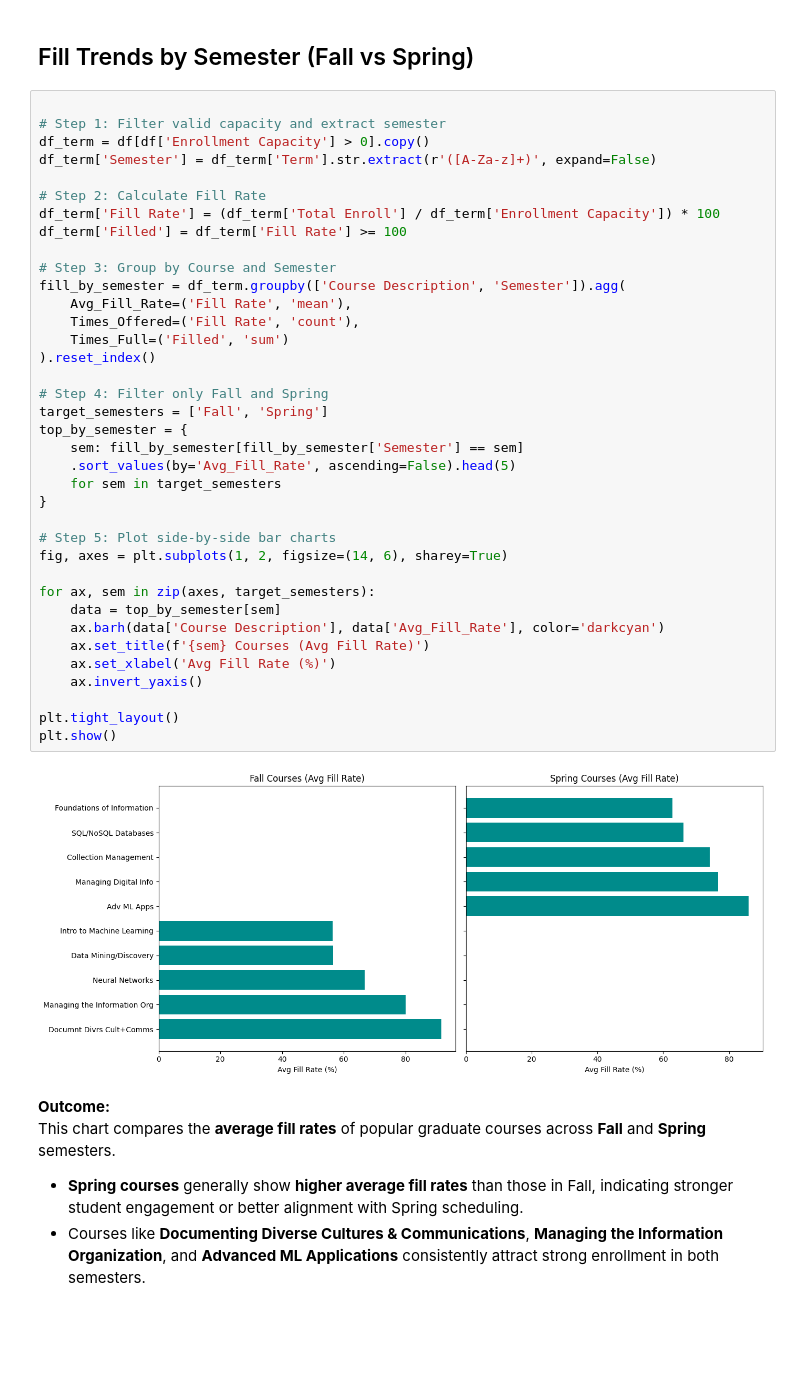
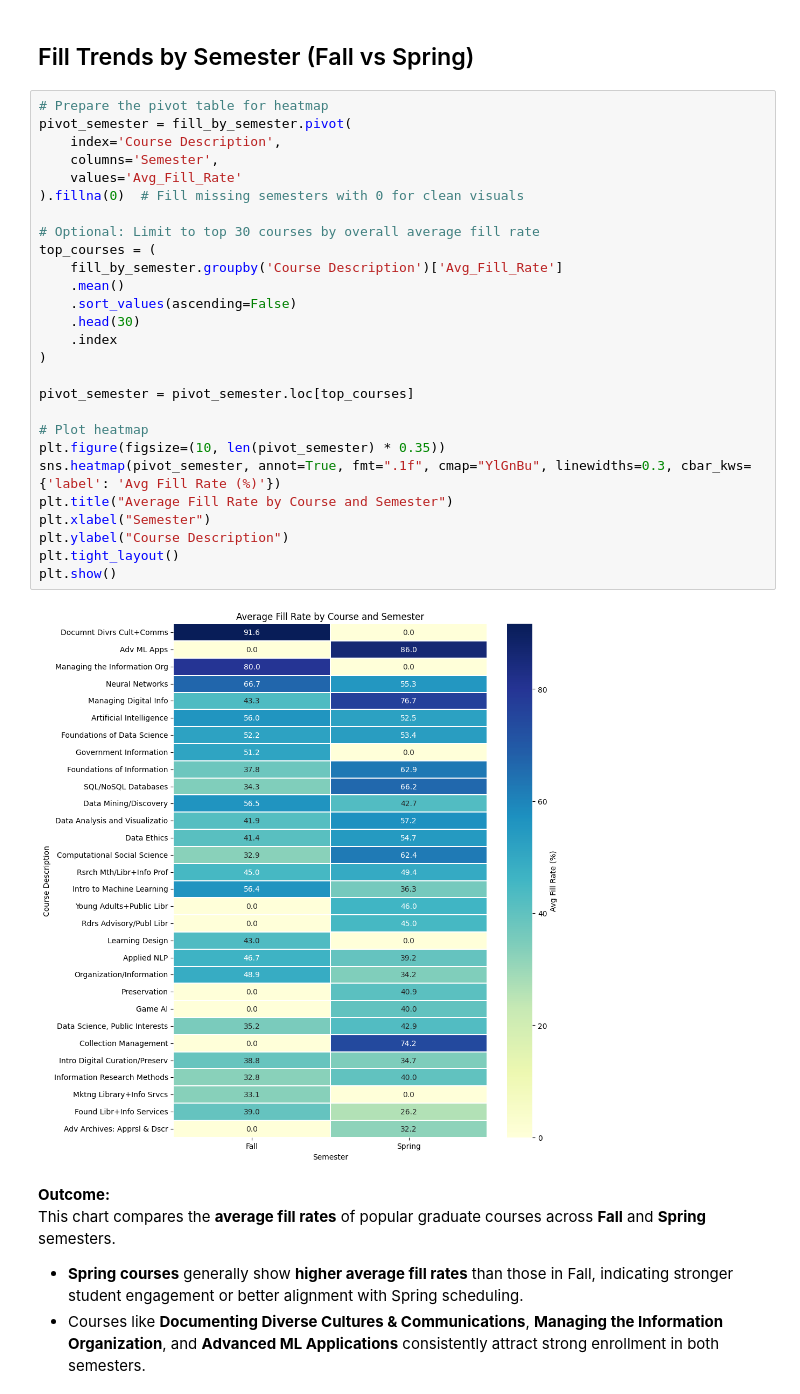
Before and after one commit to sindhugoshika/Grad-Census-Data-Analysis-Capstone, a Jupyter notebook: analysis/2. Trend Analysis/Trend_Analysis_2.ipynb, the cells around one changed output. Cells and saved outputs as stored; diff of their text form; blank space fills up the shorter version.

```diff
--- a/analysis/2. Trend Analysis/Trend_Analysis_2.ipynb
+++ b/analysis/2. Trend Analysis/Trend_Analysis_2.ipynb
@@ -258,44 +229,34 @@ Courses scheduled on **TR days generally show higher average fill rates** than M
 # %% [markdown]
 ## Fill Trends by Semester (Fall vs Spring)
 # %%
+# Prepare the pivot table for heatmap
+pivot_semester = fill_by_semester.pivot(
+    index='Course Description',
+    columns='Semester',
+    values='Avg_Fill_Rate'
+).fillna(0)  # Fill missing semesters with 0 for clean visuals
 
-# Step 1: Filter valid capacity and extract semester
-df_term = df[df['Enrollment Capacity'] > 0].copy()
-df_term['Semester'] = df_term['Term'].str.extract(r'([A-Za-z]+)', expand=False)
+# Optional: Limit to top 30 courses by overall average fill rate
+top_courses = (
+    fill_by_semester.groupby('Course Description')['Avg_Fill_Rate']
+    .mean()
+    .sort_values(ascending=False)
+    .head(30)
+    .index
+)
 
-# Step 2: Calculate Fill Rate
-df_term['Fill Rate'] = (df_term['Total Enroll'] / df_term['Enrollment Capacity']) * 100
-df_term['Filled'] = df_term['Fill Rate'] >= 100
+pivot_semester = pivot_semester.loc[top_courses]
 
-# Step 3: Group by Course and Semester
-fill_by_semester = df_term.groupby(['Course Description', 'Semester']).agg(
-    Avg_Fill_Rate=('Fill Rate', 'mean'),
-    Times_Offered=('Fill Rate', 'count'),
-    Times_Full=('Filled', 'sum')
-).reset_index()
-
-# Step 4: Filter only Fall and Spring
-target_semesters = ['Fall', 'Spring']
-top_by_semester = {
-    sem: fill_by_semester[fill_by_semester['Semester'] == sem]
-    .sort_values(by='Avg_Fill_Rate', ascending=False).head(5)
-    for sem in target_semesters
-}
-
-# Step 5: Plot side-by-side bar charts
-fig, axes = plt.subplots(1, 2, figsize=(14, 6), sharey=True)
-
-for ax, sem in zip(axes, target_semesters):
-    data = top_by_semester[sem]
-    ax.barh(data['Course Description'], data['Avg_Fill_Rate'], color='darkcyan')
-    ax.set_title(f'{sem} Courses (Avg Fill Rate)')
-    ax.set_xlabel('Avg Fill Rate (%)')
-    ax.invert_yaxis()
-
+# Plot heatmap
+plt.figure(figsize=(10, len(pivot_semester) * 0.35))
+sns.heatmap(pivot_semester, annot=True, fmt=".1f", cmap="YlGnBu", linewidths=0.3, cbar_kws={'label': 'Avg Fill Rate (%)'})
+plt.title("Average Fill Rate by Course and Semester")
+plt.xlabel("Semester")
+plt.ylabel("Course Description")
 plt.tight_layout()
 plt.show()
 # %% [output]
-[figure, old version]
+[figure, new version]
 # %% [markdown]
 **Outcome:**
 This chart compares the **average fill rates** of popular graduate courses across **Fall** and **Spring** semesters.
```
Also changed, not shown: parts of 13 cells of this notebook, 5 other files.
